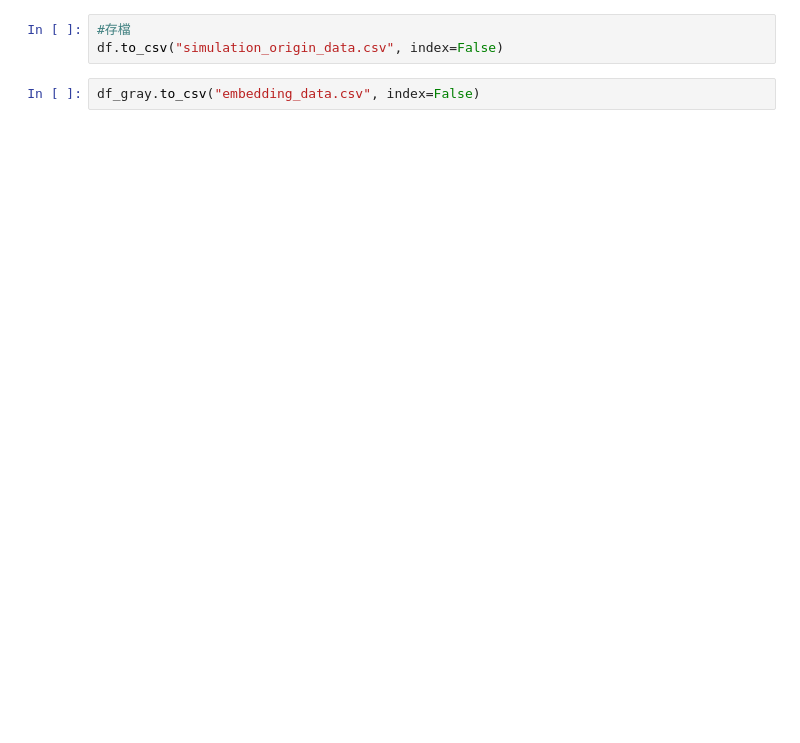
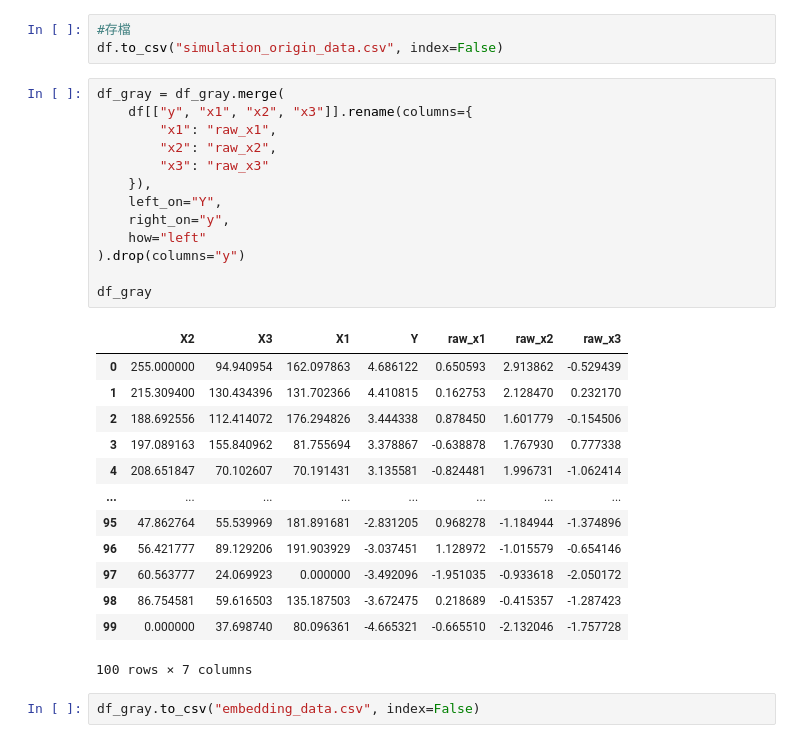
Before and after one commit to Lai-jun-yan/Deep_glm, a Jupyter notebook: 匯出模擬資料.ipynb, the cells around one changed output. Drawn from its saved outputs; the diff is of its cells as text; blank space fills up the shorter version.

```diff
--- a/匯出模擬資料.ipynb
+++ b/匯出模擬資料.ipynb
@@ -199,5 +197,32 @@ Notes:
 # %%
 #存檔
 df.to_csv("simulation_origin_data.csv", index=False)
+# %%
+df_gray = df_gray.merge(
+    df[["y", "x1", "x2", "x3"]].rename(columns={
+        "x1": "raw_x1",
+        "x2": "raw_x2",
+        "x3": "raw_x3"
+    }),
+    left_on="Y",
+    right_on="y",
+    how="left"
+).drop(columns="y")
+
+df_gray
+# %% [output]
+|  | X2 | X3 | X1 | Y | raw_x1 | raw_x2 | raw_x3 |
+| 0 | 255.000000 | 94.940954 | 162.097863 | 4.686122 | 0.650593 | 2.913862 | -0.529439 |
+| 1 | 215.309400 | 130.434396 | 131.702366 | 4.410815 | 0.162753 | 2.128470 | 0.232170 |
+| 2 | 188.692556 | 112.414072 | 176.294826 | 3.444338 | 0.878450 | 1.601779 | -0.154506 |
+| 3 | 197.089163 | 155.840962 | 81.755694 | 3.378867 | -0.638878 | 1.767930 | 0.777338 |
+| 4 | 208.651847 | 70.102607 | 70.191431 | 3.135581 | -0.824481 | 1.996731 | -1.062414 |
+| ... | ... | ... | ... | ... | ... | ... | ... |
+| 95 | 47.862764 | 55.539969 | 181.891681 | -2.831205 | 0.968278 | -1.184944 | -1.374896 |
+| 96 | 56.421777 | 89.129206 | 191.903929 | -3.037451 | 1.128972 | -1.015579 | -0.654146 |
+| 97 | 60.563777 | 24.069923 | 0.000000 | -3.492096 | -1.951035 | -0.933618 | -2.050172 |
+| 98 | 86.754581 | 59.616503 | 135.187503 | -3.672475 | 0.218689 | -0.415357 | -1.287423 |
+| 99 | 0.000000 | 37.698740 | 80.096361 | -4.665321 | -0.665510 | -2.132046 | -1.757728 |
+100 rows × 7 columns
 # %%
 df_gray.to_csv("embedding_data.csv", index=False)
```
Also changed, not shown: parts of 2 cells of this notebook, 1 other file.
